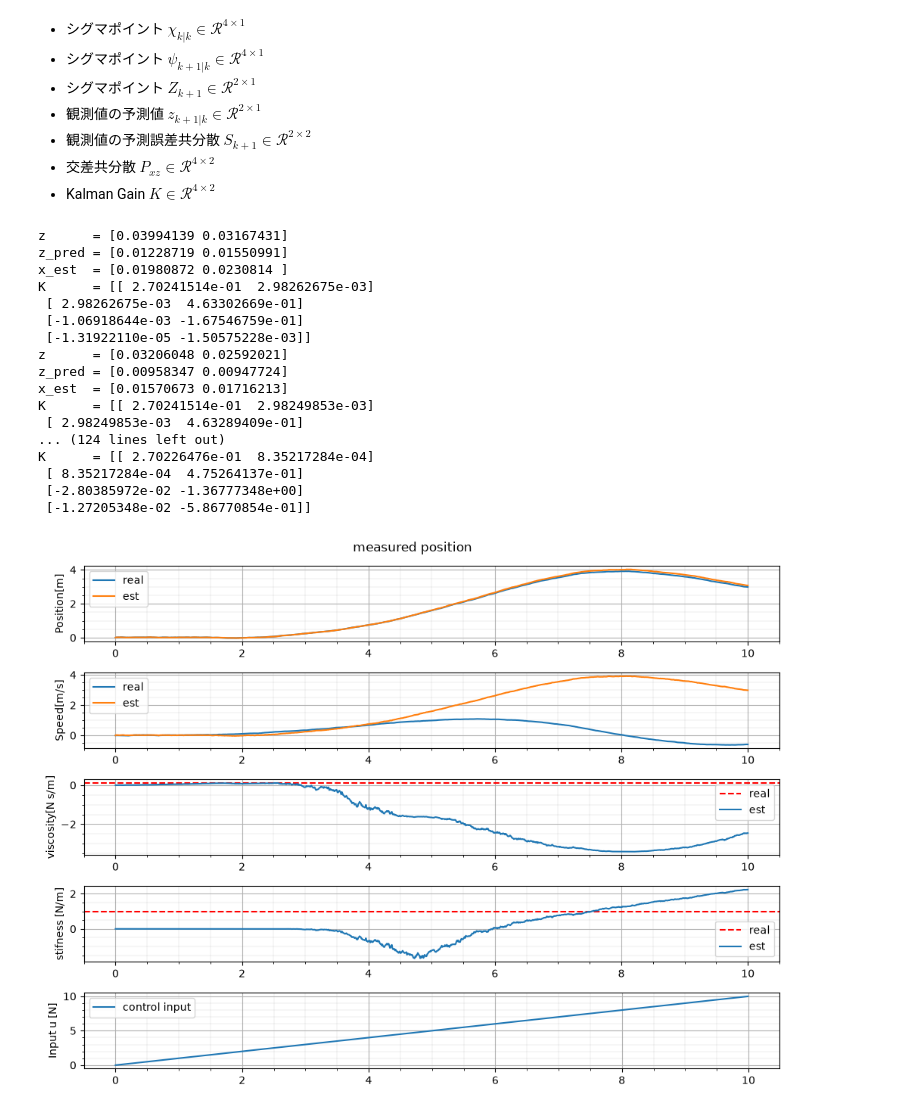
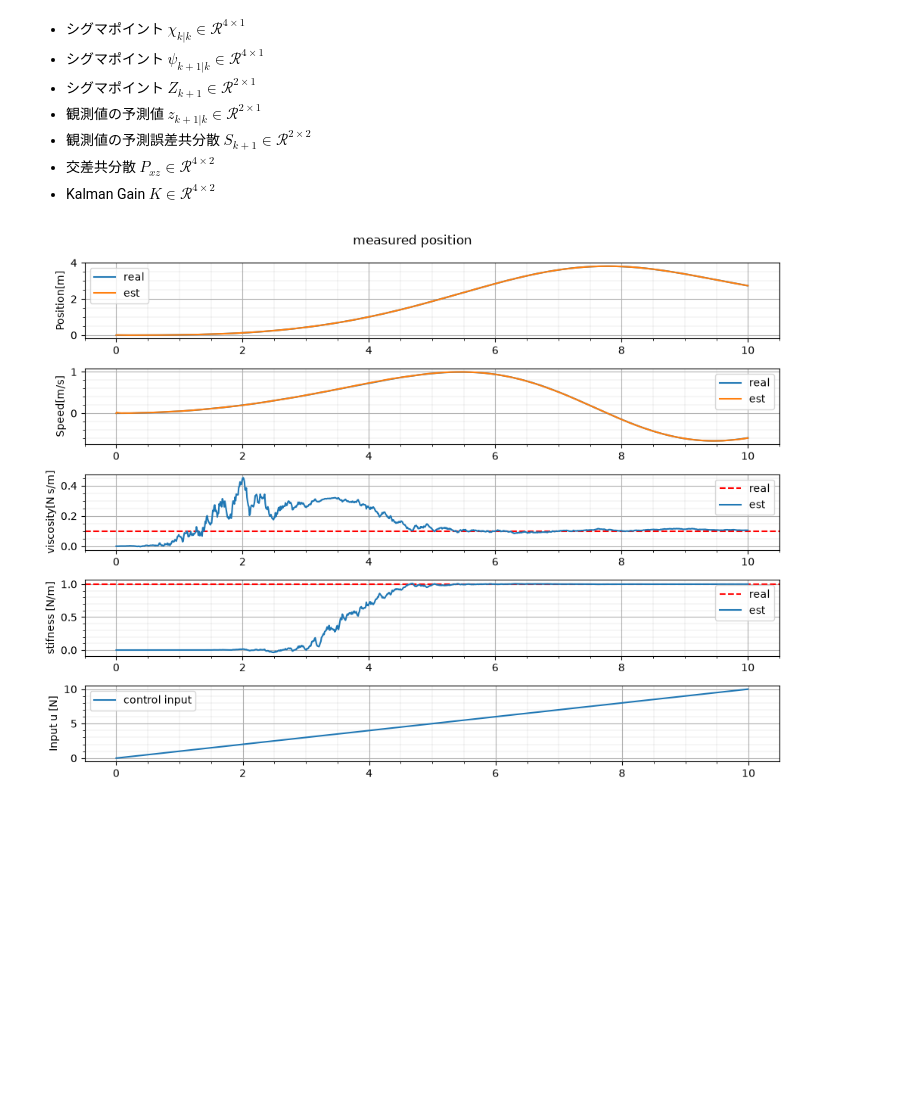
Before and after one commit to hideto008/learning_estimation_method, a Jupyter notebook: Notes/Estimate_State_using_UKF.ipynb, the cells around one changed output. Drawn from its saved outputs; the diff is of its cells as text; code cells hidden in the pictures; blank space fills up the shorter version.

```diff
--- a/Notes/Estimate_State_using_UKF.ipynb
+++ b/Notes/Estimate_State_using_UKF.ipynb
@@ -1138,11 +1138,6 @@ def calculate_UKF_one_loop(hat_x:np.ndarray, P:np.ndarray, u:float, z:np.ndarray
     P_est = P_pred - K @ S_pred @ K.T
     P_est = 0.5*(P_est + P_est.T)
 
-    if (iteration + 1) % 50 == 0:
-        print("z      =", z)
-        print("z_pred =", z_pred)
-        print("x_est  =", x_est[:2])
-        print("K      =", K)
     return x_est, P_est
 # %%
 def simulation(X_init: np.ndarray,X_est_init:np.ndarray, u_array:np.ndarray, params:Parameters):
@@ -1165,7 +1160,7 @@ def simulation(X_init: np.ndarray,X_est_init:np.ndarray, u_array:np.ndarray, par
         X_real = real_system(X_for_sim, u_array[i],params) + w_real
 
         # システムの観測値
-        z = mesurement_value(X_real) + mesurement_noiz(params)
+        z = mesure_value(X_real) + mesurement_noiz(params)
 
         # UFKによる状態推定
         X_est, P_est = calculate_UKF_one_loop(X_est_history[i],
@@ -1219,42 +1214,25 @@ def create_fig(t_array, x_array, x_est_array, u_array, params:Parameters, title=
 # %%
 np.random.seed(0)
 dt = 1e-2 # [s]
 duration = 10 #[s]
 sampling_point = int(duration/dt)
 time_window = np.arange(sampling_point) * dt
 u_array = time_window* 1
 
 X_init = np.array([0,0])
 X_est_init = np.array([0.0,0.0, 0.0, 0.0])
 
 params = Parameters(
     dt=dt,
     k=1.0,
     c=0.1,
-    Q=np.diag([1e-5,4e-5, 2e-4, 2e-4]),
-    Q_real=np.diag([1e-5, 1e-5]),
+    Q=np.diag([1e-8,4e-8, 0, 0]),
+    Q_real=np.diag([1e-8, 1e-8]),
     R=np.diag([1e-4, 1e-4]),
-    P_init=np.diag([1e1, 1e1, 1e0, 1e0])
+    P_init=np.diag([1e1, 1e1, 1e-1, 1e-1])
 )
 
 t_array, x_array, x_est_array = simulation(X_init,X_est_init,u_array,params)
 create_fig(t_array, x_array, x_est_array, u_array, params, title="measured position")
 # %% [output]
-z      = [0.03994139 0.03167431]
-z_pred = [0.01228719 0.01550991]
-x_est  = [0.01980872 0.0230814 ]
-K      = [[ 2.70241514e-01  2.98262675e-03]
- [ 2.98262675e-03  4.63302669e-01]
- [-1.06918644e-03 -1.67546759e-01]
- [-1.31922110e-05 -1.50575228e-03]]
-z      = [0.03206048 0.02592021]
-z_pred = [0.00958347 0.00947724]
-x_est  = [0.01570673 0.01716213]
-K      = [[ 2.70241514e-01  2.98249853e-03]
- [ 2.98249853e-03  4.63289409e-01]
-... (124 lines left out)
-K      = [[ 2.70226476e-01  8.35217284e-04]
- [ 8.35217284e-04  4.75264137e-01]
- [-2.80385972e-02 -1.36777348e+00]
- [-1.27205348e-02 -5.86770854e-01]]
-[figure, old version]
+[figure, new version]
```
Also changed, not shown: parts of 2 cells of this notebook.
